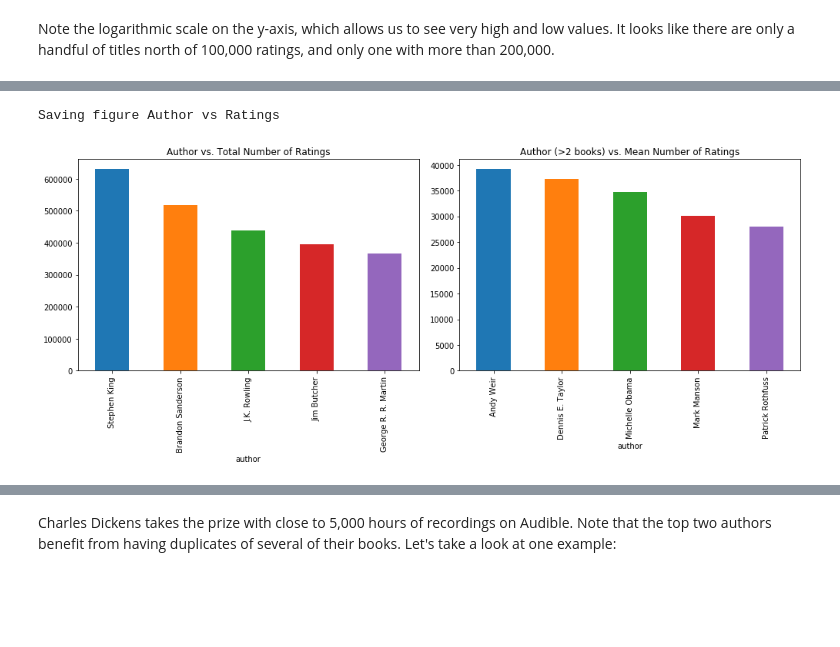
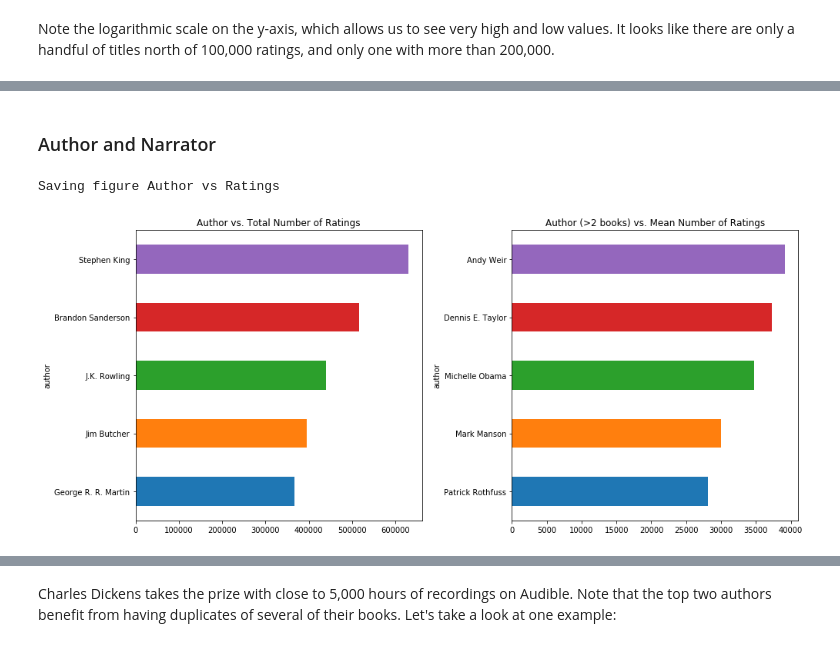
Before and after one commit to tobymanders/data-projects, a Jupyter notebook: audible_eda/audible_data_analysis.ipynb, the cells around one changed output, grey strips where cells are left out. Saved outputs shown, nothing was run; the diff lists cells and outputs as text; code cells hidden in the pictures; blank space fills up the shorter version.

```diff
--- a/audible_eda/audible_data_analysis.ipynb
+++ b/audible_eda/audible_data_analysis.ipynb
@@ -127,13 +129,13 @@ df['release_date'] = pd.to_datetime(df['release_date'], infer_datetime_format=Tr
 # Now let's convert the duration to length in minutes.
 def fix_len(x):
     if 'min' in x and 'hr' in x:
-        hrs = int(x.split(' hr')[0]) * 60
+        hrs = int(x.split(' hr')[0])
         mins = int(x.split(' min')[0].split('and ')[1])
-        len_ = hrs + mins
+        len_ = hrs + mins/60
     elif 'min' in x:
-        len_ = int(x.split(' min')[0])
+        len_ = int(x.split(' min')[0])/60
     elif 'hr' in x:
-        len_ = int(x.split(' hr')[0]) * 60
+        len_ = int(x.split(' hr')[0])
     else:
         len_ = 0
     return len_
@@ -229,17 +297,19 @@ Saving figure Release date vs Rating Count
+# %% [markdown]
+### Author and Narrator
 # %%
 # Which authors have the most ratings over their ouvre?
 top_authors = df.groupby('author', sort=True)
 plt.subplot(1, 2, 1)
-top_authors.sum().nlargest(5, 'rating_count')['rating_count'].plot(
-    kind='bar', figsize=(14, 6), title='Author vs. Total Number of Ratings')
+top_authors.sum().nlargest(5, 'rating_count')['rating_count'].sort_values().plot(
+    kind='barh', figsize=(14, 6), title='Author vs. Total Number of Ratings')
 
 # Which authors with more than one book have the highest average number of reviews?
 plt.subplot(1, 2, 2)
 auth_df = df.groupby('author')['rating_count'].agg([np.size, np.mean])
-auth_df[auth_df['size']>2].nlargest(5, 'mean')['mean'].plot(
-    kind='bar', figsize=(14, 6), title='Author (>2 books) vs. Mean Number of Ratings')
+auth_df[auth_df['size']>2].nlargest(5, 'mean')['mean'].sort_values().plot(
+    kind='barh', figsize=(14, 6), title='Author (>2 books) vs. Mean Number of Ratings')
 # plt.show()
 save_fig('Author vs Ratings')
 # %% [output]
 Saving figure Author vs Ratings
-[figure, old version]
+[figure, new version]
```
Also changed, not shown: parts of 38 cells of this notebook, 1 other file.
